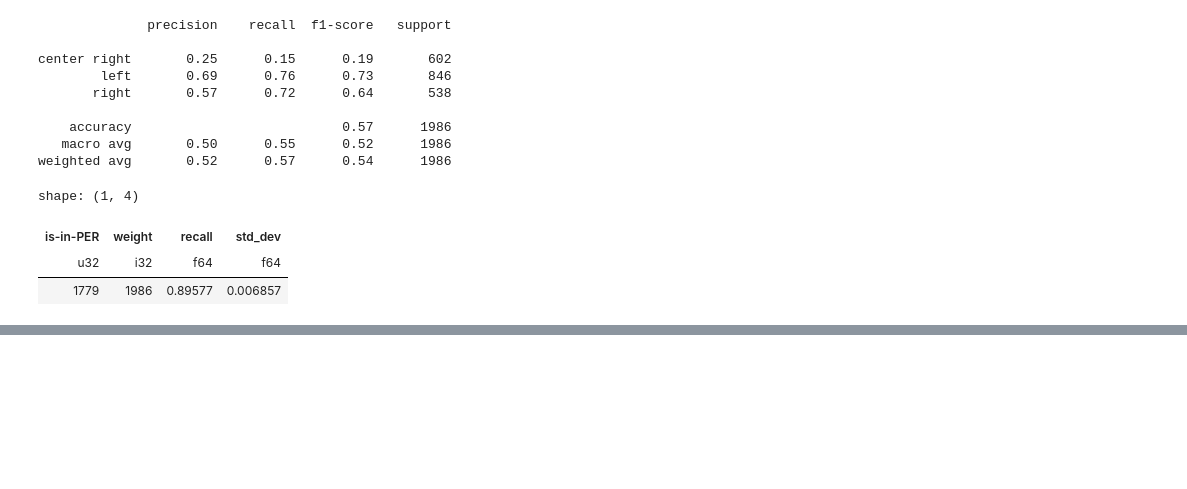
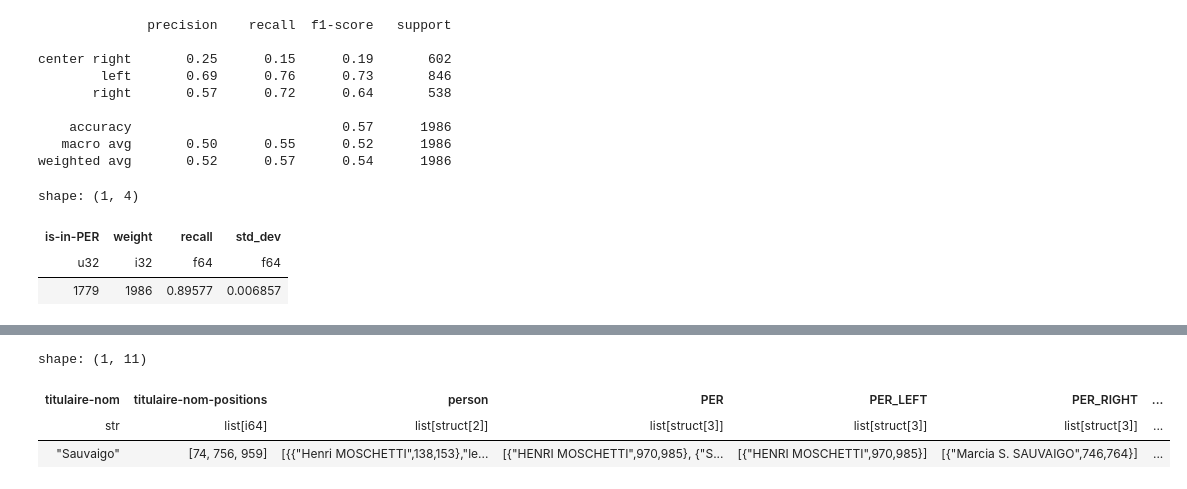
Before and after one commit to slithiaote/2026_NLP_project, a Jupyter notebook: Analysis.ipynb, the cells around one changed output, grey strips where cells are left out. Cells and saved outputs as stored; diff of their text form; code cells hidden in the pictures; blank space fills up the shorter version.

```diff
--- a/Analysis.ipynb
+++ b/Analysis.ipynb
@@ -726,0 +751,9 @@ plt.show()
+# %%
+(df.filter(pl.col("id")=="EL174_L_1988_06_006_06_1_PF_03")
+    .select("titulaire-nom","titulaire-nom-positions","res")).unnest("res").unnest("entities")
+# Suzanne SAUVAIGO : 3 apparitions, seulement deux détections NER
+# %% [output]
+shape: (1, 11)
+| titulaire-nom | titulaire-nom-positions | person | PER | PER_LEFT | PER_RIGHT | ... |
+| str | list[i64] | list[struct[2]] | list[struct[3]] | list[struct[3]] | list[struct[3]] | ... |
+| "Sauvaigo" | [74, 756, 959] | [{{"Henri MOSCHETTI",138,153},"le... | [{"HENRI MOSCHETTI",970,985}, {"S... | [{"HENRI MOSCHETTI",970,985}] | [{"Marcia S. SAUVAIGO",746,764}] | ... |
```
Also changed, not shown: parts of 18 cells of this notebook.
